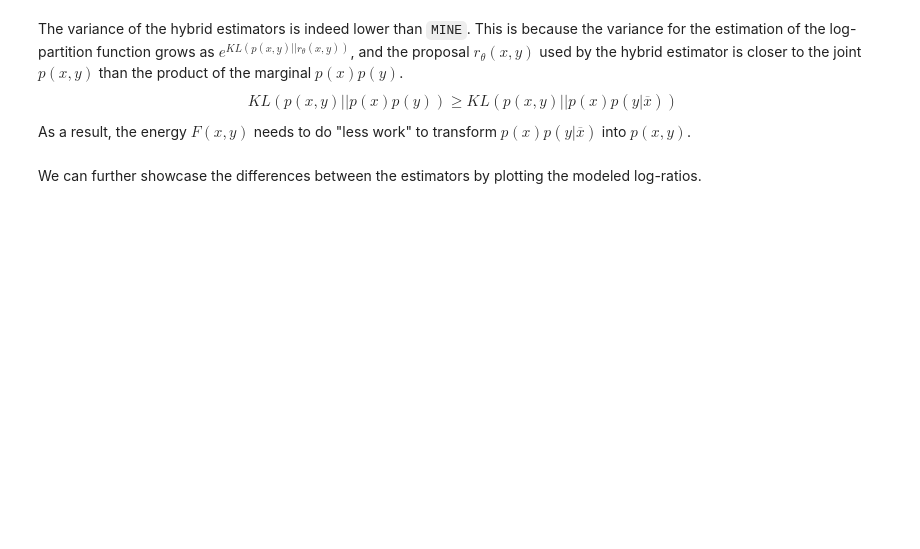
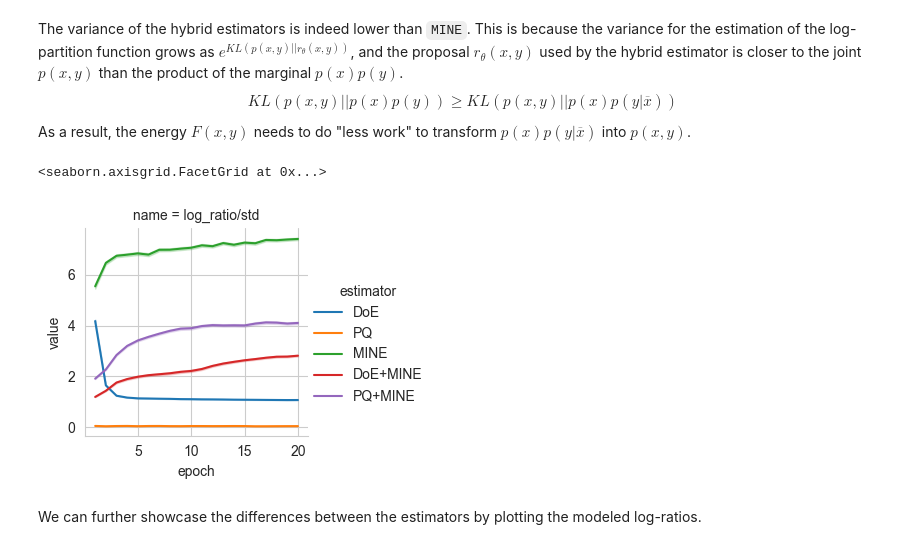
Before and after one commit to mfederici/torch-mist, a Jupyter notebook: docs/notebooks/hybrid.ipynb, the cells around one changed output. Saved outputs shown, nothing was run; the diff lists cells and outputs as text; code cells hidden in the pictures; blank space fills up the shorter version.

```diff
--- a/docs/notebooks/hybrid.ipynb
+++ b/docs/notebooks/hybrid.ipynb
@@ -285,9 +294,12 @@ KL(p(x,y)||p(x)p(y)) \ge KL(p(x,y)||p(x)p(y|\overline{x}))
 $$
 As a result, the energy $F(x,y)$ needs to do "less work" to transform $p(x)p(y|\overline{x})$ into $p(x,y)$.
 # %%
-grid = sns.FacetGrid(log, col='name', hue='estimator', sharey=False, sharex=True)
-grid.map(sns.lineplot, 'epoch', 'std', errorbar='ci')
+grid = sns.FacetGrid(log[log['name']=='log_ratio/std'], col='name', hue='estimator', sharey=False, sharex=True)
+grid.map(sns.lineplot, 'epoch', 'value', errorbar='ci')
 grid.add_legend()
+# %% [output]
+<seaborn.axisgrid.FacetGrid at 0x...>
+[figure, added]
 # %% [markdown]
 We can further showcase the differences between the estimators by plotting the modeled log-ratios.
 # %%
```
Also changed, not shown: parts of 12 cells of this notebook, 12 other files.
